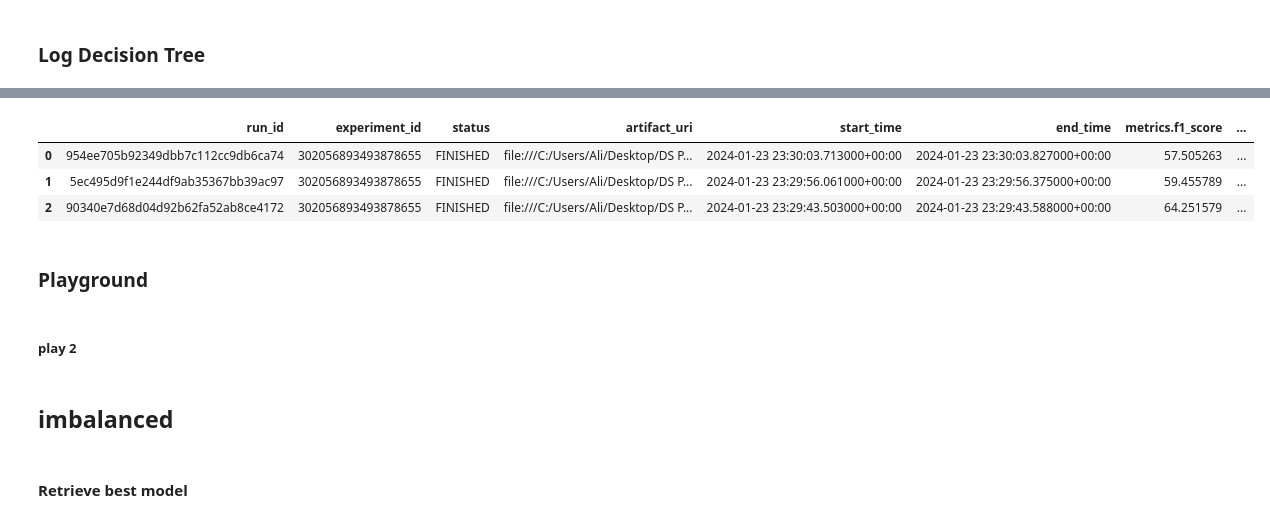
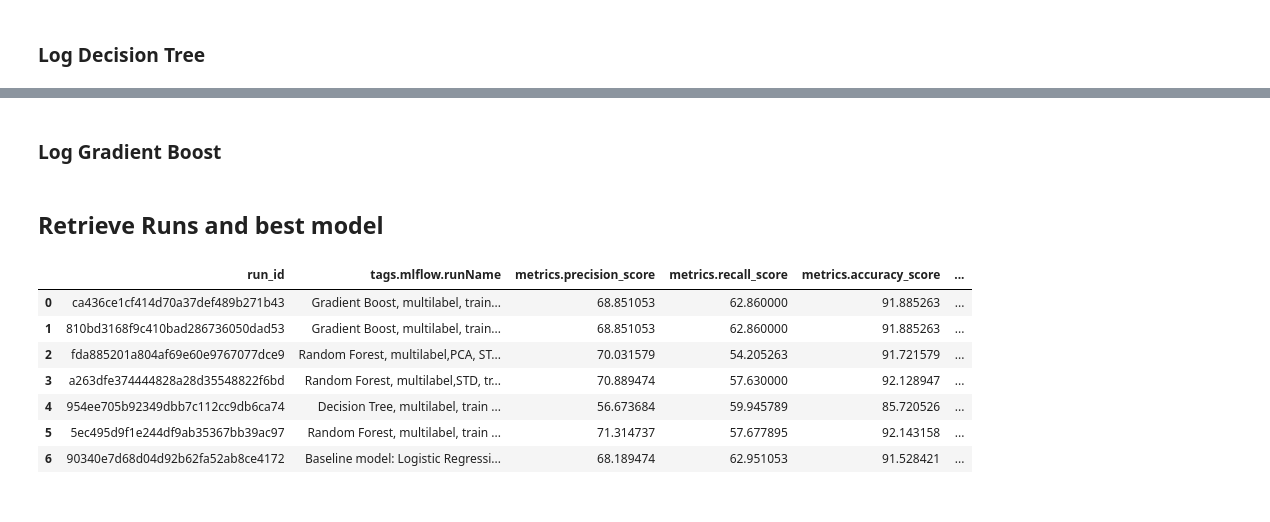
Before and after one commit to AlyAEE/Tech-Jobs-Prediction-Based-On-Your-Skillset-Project, a Jupyter notebook: Notebooks/04.Model Building.ipynb, the cells around one changed output, grey strips where cells are left out. Saved outputs shown, nothing was run; the diff lists cells and outputs as text; code cells hidden in the pictures.

Commit message:
Model Build. Created a Gradient Descent model

```diff
--- a/Notebooks/04.Model Building.ipynb
+++ b/Notebooks/04.Model Building.ipynb
@@ -621,0 +731,2 @@ with mlflow.start_run(experiment_id=exp.experiment_id, run_name=model["model_des
+# %% [markdown]
+### Log Gradient Boost
@@ -622,17 +757,15 @@ with mlflow.start_run(experiment_id=exp.experiment_id, run_name=model["model_des
+# %% [markdown]
+## Retrieve Runs and best model
 # %%
 runs = mlflow.search_runs([exp.experiment_id])
-runs
+runs[['run_id','tags.mlflow.runName','metrics.precision_score','metrics.recall_score','metrics.accuracy_score','metrics.f1_score']]
 # %% [output]
-|  | run_id | experiment_id | status | artifact_uri | start_time | end_time | metrics.f1_score | ... |
-| 0 | 954ee705b92349dbb7c112cc9db6ca74 | 302056893493878655 | FINISHED | file:///C:/Users/Ali/Desktop/DS P... | 2024-01-23 23:30:03.713000+00:00 | 2024-01-23 23:30:03.827000+00:00 | 57.505263 | ... |
-| 1 | 5ec495d9f1e244df9ab35367bb39ac97 | 302056893493878655 | FINISHED | file:///C:/Users/Ali/Desktop/DS P... | 2024-01-23 23:29:56.061000+00:00 | 2024-01-23 23:29:56.375000+00:00 | 59.455789 | ... |
-| 2 | 90340e7d68d04d92b62fa52ab8ce4172 | 302056893493878655 | FINISHED | file:///C:/Users/Ali/Desktop/DS P... | 2024-01-23 23:29:43.503000+00:00 | 2024-01-23 23:29:43.588000+00:00 | 64.251579 | ... |
+|  | run_id | tags.mlflow.runName | metrics.precision_score | metrics.recall_score | metrics.accuracy_score | ... |
+| 0 | ca436ce1cf414d70a37def489b271b43 | Gradient Boost, multilabel, train... | 68.851053 | 62.860000 | 91.885263 | ... |
+| 1 | 810bd3168f9c410bad286736050dad53 | Gradient Boost, multilabel, train... | 68.851053 | 62.860000 | 91.885263 | ... |
+| 2 | fda885201a804af69e60e9767077dce9 | Random Forest, multilabel,PCA, ST... | 70.031579 | 54.205263 | 91.721579 | ... |
+| 3 | a263dfe374444828a28d35548822f6bd | Random Forest, multilabel,STD, tr... | 70.889474 | 57.630000 | 92.128947 | ... |
+| 4 | 954ee705b92349dbb7c112cc9db6ca74 | Decision Tree, multilabel, train ... | 56.673684 | 59.945789 | 85.720526 | ... |
+| 5 | 5ec495d9f1e244df9ab35367bb39ac97 | Random Forest, multilabel, train ... | 71.314737 | 57.677895 | 92.143158 | ... |
+| 6 | 90340e7d68d04d92b62fa52ab8ce4172 | Baseline model: Logistic Regressi... | 68.189474 | 62.951053 | 91.528421 | ... |
-# %% [markdown]
-### Playground
-# %% [markdown]
-##### play 2
-# %% [markdown]
-## imbalanced
-# %% [markdown]
-#### Retrieve best model
 # %%
```
Also changed, not shown: parts of 27 cells of this notebook, 1 other file.
